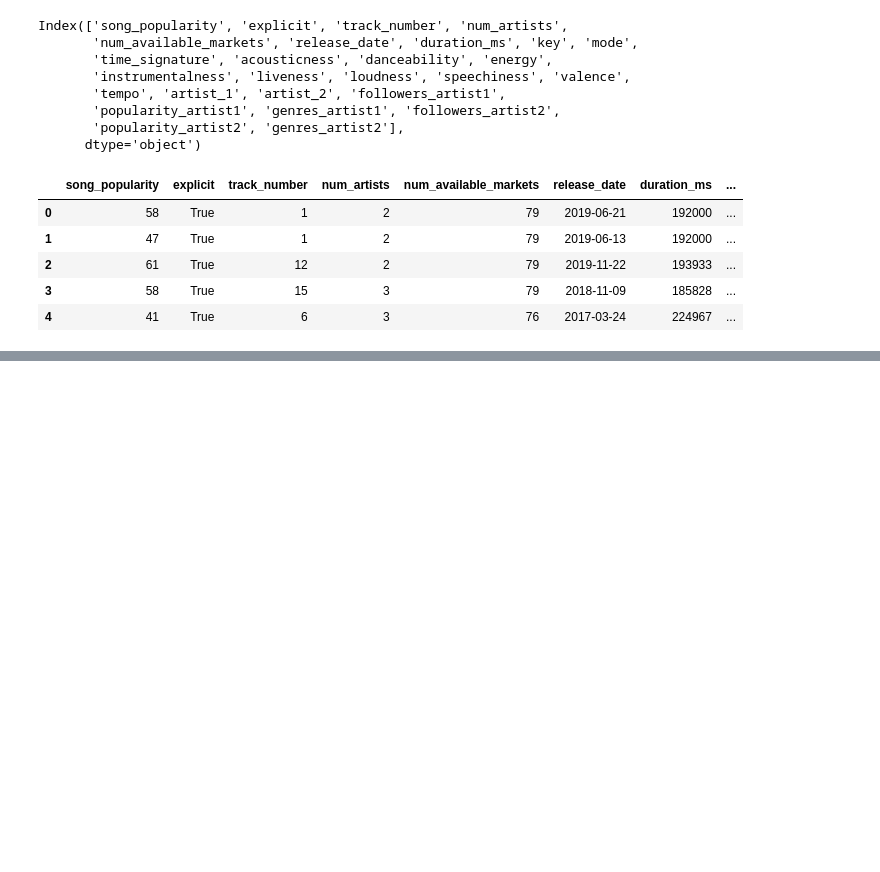
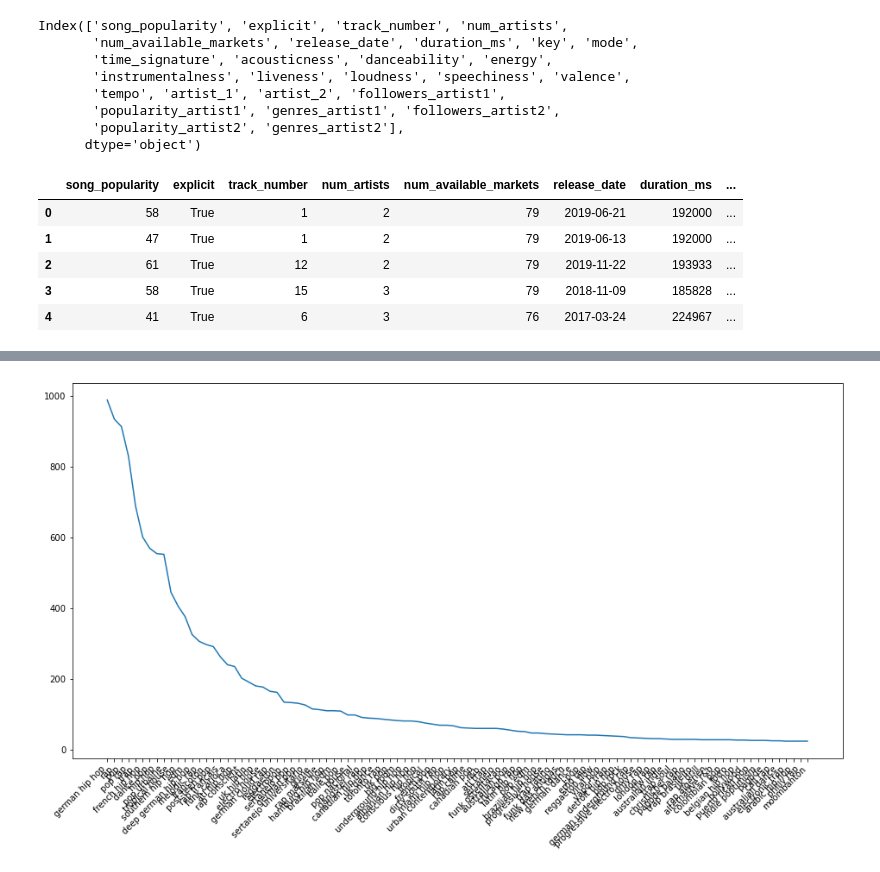
Before and after one commit to anushkavp/Music-Collaboration-Analysis, a Jupyter notebook: Preprocessing.ipynb, the cells around one changed output, grey strips where cells are left out. Cells and saved outputs as stored; diff of their text form; code cells hidden in the pictures; blank space fills up the shorter version.

Commit message:
Added more preprocessing steps

```diff
--- a/Preprocessing.ipynb
+++ b/Preprocessing.ipynb
@@ -461,0 +561,6 @@ merged_df_with_artist2.shape
+# %%
+# Get the date time variables
+datetime_vars = ["release_date"]
+# Call datetime_transformer on df_train
+# See the implementation in pmlm_utilities.ipynb
+preprocessing_df = datetime_transformer(preprocessing_df, datetime_vars)
@@ -461,0 +583,8 @@ merged_df_with_artist2.shape
+# %%
+# Converting string to list in columns genres_artist1 and genres_artist2
+# takes a while to run
+import ast
+for i in range(len(preprocessing_df)):
+#     preprocessing_df["genres_artist1"]=(ast.literal_eval(preprocessing_df.genres_artist1[0])))
+    preprocessing_df["genres_artist1"].iloc[i] = eval(preprocessing_df["genres_artist1"].iloc[i])
+    preprocessing_df["genres_artist2"].iloc[i] = eval(preprocessing_df["genres_artist2"].iloc[i])
@@ -461,0 +602,3 @@ merged_df_with_artist2.shape
+# %%
+cat_preprocessing_df=preprocessing_df
+cat_preprocessing_df.head()
@@ -461,0 +612,21 @@ merged_df_with_artist2.shape
+# %%
+genre_counts = {}
+for genres_list in cat_preprocessing_df['genres_artist1']:
+    for genre in genres_list:
+        genre_counts[genre] = genre_counts.get(genre, 0) + 1
+# %%
+# printing value counts of genre_list of artist 1 to determine how many genres to take
+a1_sorted_keys = sorted(genre_counts, key=genre_counts.get, reverse=True)
+import matplotlib.pyplot as plt
+d={}
+for r in a1_sorted_keys:
+    d[r]=genre_counts[r]
+d_out = dict(list(d.items())[0: 100])
+plt.figure(figsize=(16,8))
+plt.plot(list(d_out.keys()), list(d_out.values()))
+plt.xticks(rotation=45, ha='right')
+plt.show()
+# decided to take the first 15 values, becuase after that the count reduces drastically and remains stagnant.
+# All the other values will be marked as "Others"
+# %% [output]
+[figure, added]
```
Also changed, not shown: parts of 56 cells of this notebook, 2 other files.
